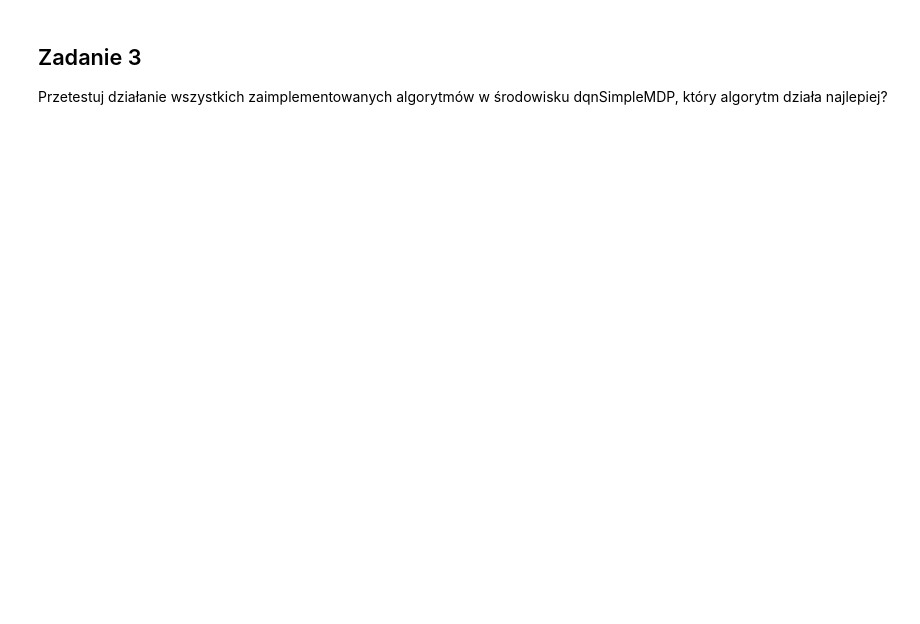
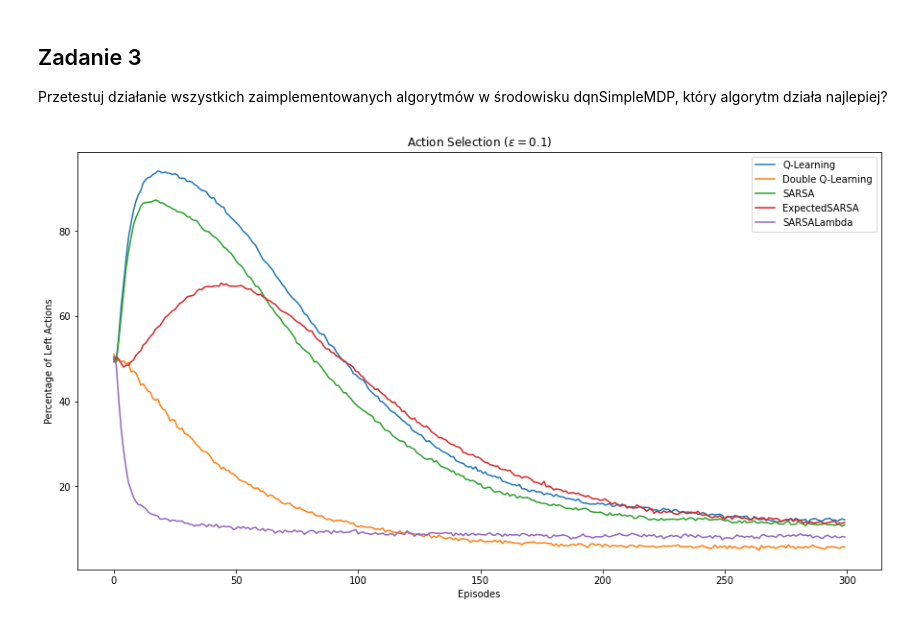
Before and after one commit to bmichas/ReinforcementLearning, a Jupyter notebook: dr duch/Lab_3.ipynb, the cells around one changed output. Cells and saved outputs as stored; diff of their text form; code cells hidden in the pictures; blank space fills up the shorter version.

```diff
--- a/dr duch/Lab_3.ipynb
+++ b/dr duch/Lab_3.ipynb
@@ -387,0 +995,47 @@ Przetestuj działanie wszystkich zaimplementowanych algorytmów w środowisku dq
+# %%
+t = 0
+while t < max_tests:
+
+    agent = SARSALambdaAgent(alpha=0.1, epsilon=0.1, discount=1,
+                            get_legal_actions=env.get_possible_actions, lambda_value = 0.5)
+    for ep in range(n_eps):
+        state = env.reset()
+        while True:
+            # Select eps-greedy action
+            action = agent.get_action(state)
+
+            # Count left actions from A
+            if state == 'A' and action == 1:
+                left_count_lam_sarsa[ep] += 1
+
+            next_state, reward, done, _ = env.step(action)
+
+            agent.update(state, action, reward, next_state)
+
+            state = next_state
+            if done:
+                lam_sarsa_estimate[ep] += agent.get_qvalue('A', 1) / 2
+
+                break
+    t += 1
+
+lam_sarsa_estimate /= max_tests
+# %%
+plt.figure(figsize=(15,8))
+plt.plot(left_count_q/max_tests*100,
+         label='Q-Learning')
+plt.plot(left_count_dq/max_tests*100,
+         label='Double Q-Learning')
+plt.plot(left_count_sarsa/max_tests*100,
+         label='SARSA')
+plt.plot(left_count_exp_sarsa/max_tests*100,
+         label='ExpectedSARSA')
+plt.plot(left_count_lam_sarsa/max_tests*100,
+         label='SARSALambda')
+plt.ylabel('Percentage of Left Actions')
+plt.xlabel('Episodes')
+plt.title(r'Action Selection ($\epsilon=0.1$)')
+plt.legend(loc='best')
+plt.show()
+# %% [output]
+[figure, added]
```
Also changed, not shown: parts of 14 cells of this notebook, 1 other file.
